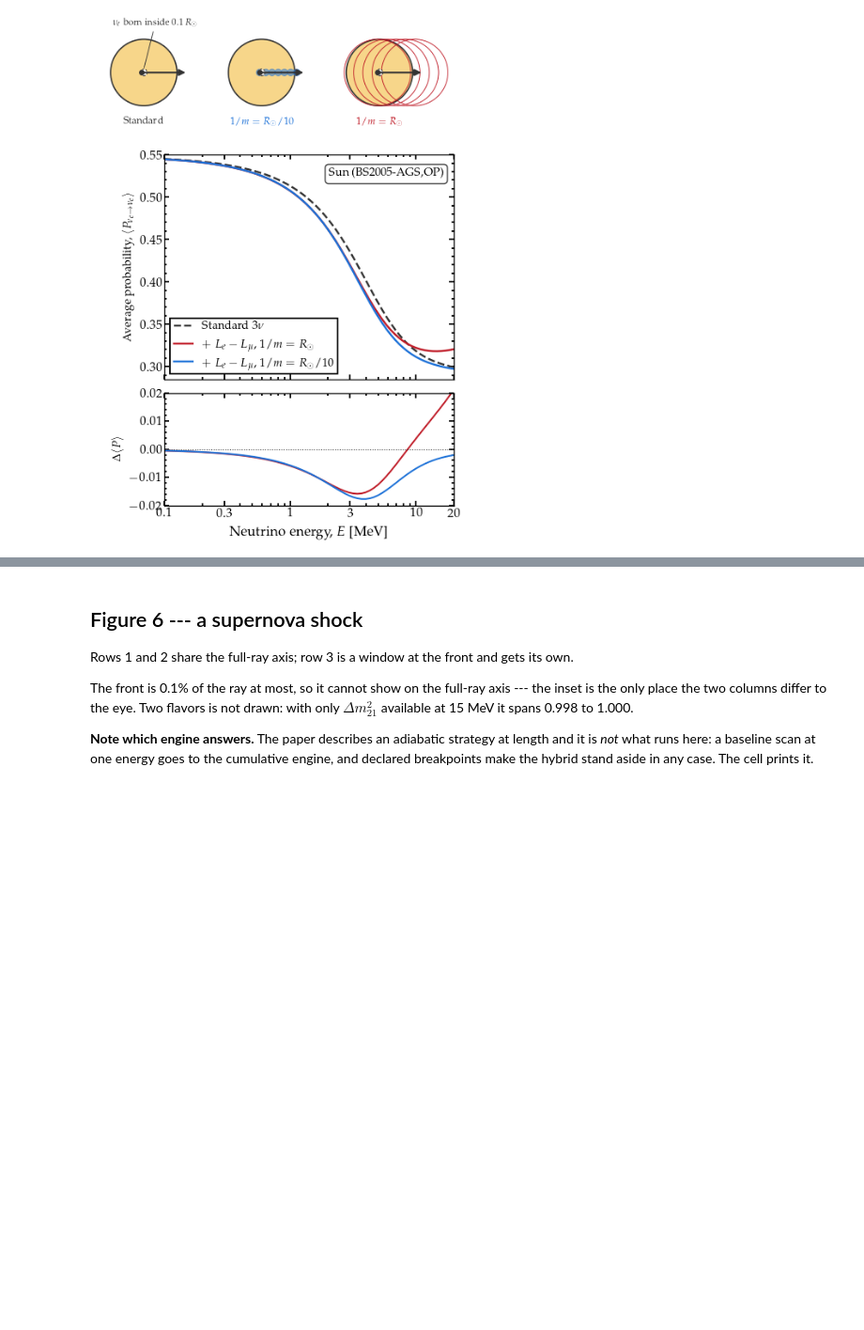
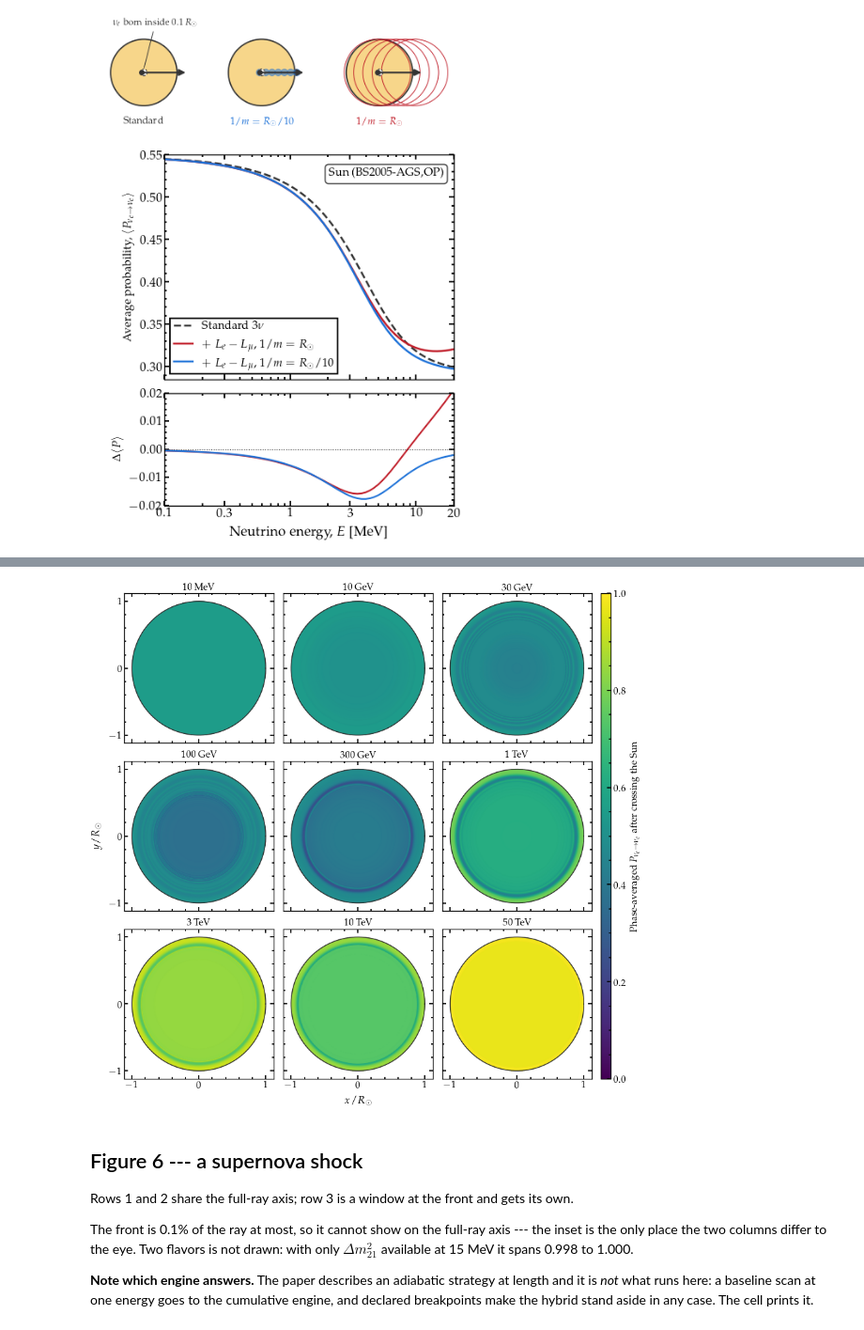
Before and after one commit to mbustama/Magnus, a Jupyter notebook: notebooks/28_magnus_paper_figures.ipynb, the cells around one changed output, grey strips where cells are left out. Shown at 94% size. Drawn from its saved outputs; the diff is of its cells as text; code cells hidden in the pictures; blank space fills up the shorter version.

```diff
--- a/notebooks/28_magnus_paper_figures.ipynb
+++ b/notebooks/28_magnus_paper_figures.ipynb
@@ -2971,0 +3091,63 @@ L_e - L_mu, 1/m = 0.1 R_sun: V_new/V_CC = 0.100 at the center, 0.3799 at 0.5 R_s
+# %%
+# --------------------------- the Sun in the electron-neutrino channel
+# Each pixel is an impact parameter; the neutrino crosses the whole Sun along it.
+SOLAR_NB = 200
+SOLAR_BGRID = np.linspace(0.0, 1.0, SOLAR_NB)
+SOLAR_PANELS = [(0.01, r'$10$~MeV'), (10.0, r'$10$~GeV'), (30.0, r'$30$~GeV'),
+                (100.0, r'$100$~GeV'), (300.0, r'$300$~GeV'), (1.0e3, r'$1$~TeV'),
+                (3.0e3, r'$3$~TeV'), (1.0e4, r'$10$~TeV'), (5.0e4, r'$50$~TeV')]
+
+
+def solar_disk(energy_gev):
+    """Phase-averaged P(nu_e -> nu_e) after the whole crossing, per impact parameter."""
+    def run():
+        out = []
+        for br in SOLAR_BGRID:
+            ne_b, hl = solar_chord_ne(br)
+            if hl <= 0.0:
+                out.append(np.nan); continue
+            out.append(float(quiet(
+                oscprob.osc_prob_matter_std_potential, 3, ne_b,
+                energy_gev*gd.UNIT_GEV, 2*hl, average=True, osc_params=OSC, L0=0.0,
+                nu_i=gd.NUE, nu_f=gd.NUE, density_is_of_number_of_electrons=True)))
+        return out
+    key = ('solar_disk', float(energy_gev), SOLAR_NB, sorted(OSC.items()), float(SOLAR_R))
+    tag = 'solar_disk_%s' % ('%g' % energy_gev).replace('.', 'p').replace('+', '')
+    P = np.asarray(cached(tag, key, run, what='one panel of the solar disk'))
+    P[np.isnan(P)] = P[np.isfinite(P)][-1]
+    return P
+
+
+SOLAR_MAPS = [solar_disk(e) for e, _ in SOLAR_PANELS]
+
+SOLAR_NPIX = 520
+solar_g = np.linspace(-1.0, 1.0, SOLAR_NPIX)
+solar_xx, solar_yy = np.meshgrid(solar_g, solar_g)
+solar_rr = np.sqrt(solar_xx**2 + solar_yy**2)
+fig, axes = plt.subplots(3, 3, figsize=(WIDE, WIDE*0.92), sharex=True, sharey=True)
+solar_th = np.linspace(0.0, 2.0*np.pi, 500)
+for ax, P, (e, label) in zip(axes.ravel(), SOLAR_MAPS, SOLAR_PANELS):
+    M = np.where(solar_rr <= 1.0, np.interp(np.clip(solar_rr, 0.0, 1.0), SOLAR_BGRID, P),
+                 np.nan)
+    im = ax.pcolormesh(solar_g, solar_g, M, cmap='viridis', vmin=0.0, vmax=1.0,
+                       shading='gouraud', rasterized=True)
+    ax.plot(np.cos(solar_th), np.sin(solar_th), color=INK, lw=0.8)
+    ax.set_aspect('equal'); ax.set_xlim(-1.12, 1.12); ax.set_ylim(-1.12, 1.12)
+    ax.set_xticks([-1, 0, 1]); ax.set_yticks([-1, 0, 1])
+    ax.set_title(label, fontsize=8.5, pad=3)
+fig.subplots_adjust(left=0.075, right=0.865, bottom=0.075, top=0.965, wspace=0.06,
+                    hspace=0.12)
+# One label per direction, centred on the block of panels rather than on the canvas.
+fig.text(0.470, 0.026, r'$x / R_\odot$', ha='center', va='bottom', fontsize=9.5)
+fig.text(0.021, 0.520, r'$y / R_\odot$', ha='left', va='center', rotation='vertical',
+         fontsize=9.5)
+cax = fig.add_axes([0.880, 0.075, 0.017, 0.890])
+cb = fig.colorbar(im, cax=cax)
+cb.set_label(r'Phase-averaged $P_{\nu_e \to \nu_e}$ after crossing the Sun', fontsize=8.5,
+             labelpad=4)
+print('  vacuum decohered value, sum_i |U_ei|^4 = %.6f'
+      % float(np.sum(np.abs(np.linalg.eigh(SOLAR_H_EI)[1][0, :])**4)))
+for P, (e, label) in zip(SOLAR_MAPS, SOLAR_PANELS):
+    print('  %-10s P in [%.6f, %.6f]' % (label, P.min(), P.max()))
+save(fig, 'solar_tomography.pdf')
+# %% [output]
@@ -2972,3 +3174,4 @@ L_e - L_mu, 1/m = 0.1 R_sun: V_new/V_CC = 0.100 at the center, 0.3799 at 0.5 R_s
+[figure, added]
 # %% [markdown]
 ## Figure 6 --- a supernova shock
 
```
Also changed, not shown: parts of 8 cells of this notebook, 4 other files.
